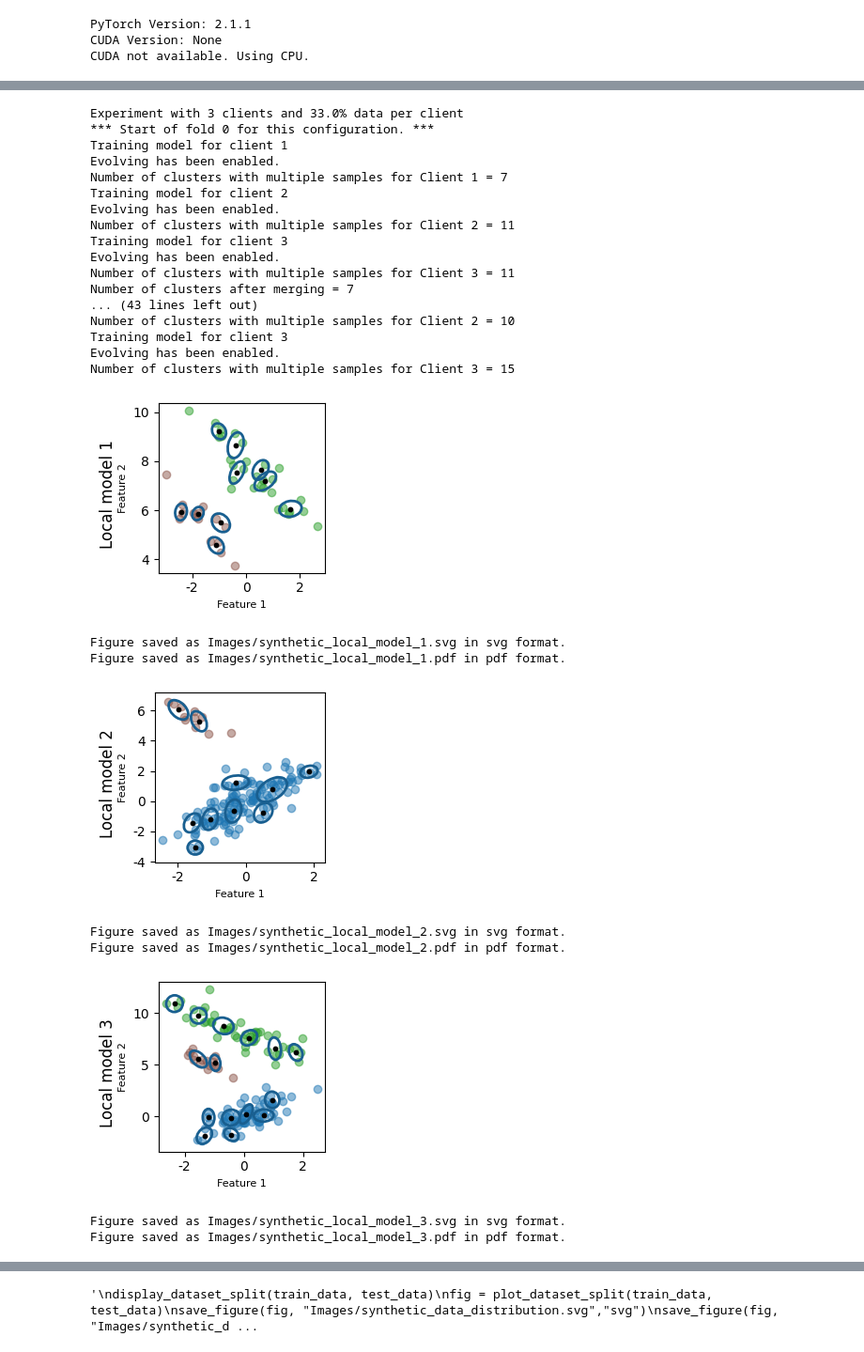
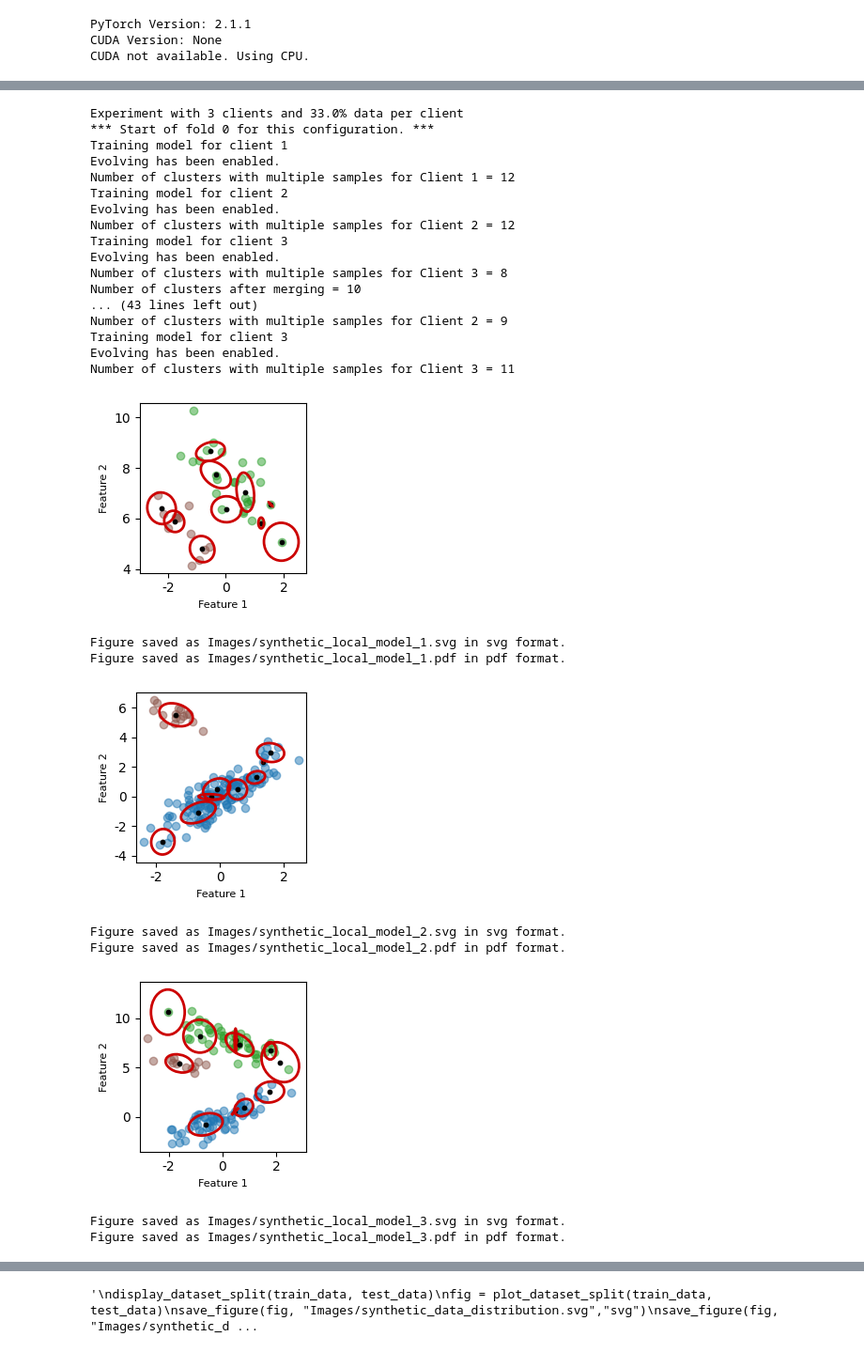
Before and after one commit to mihaozbot/eGAUSSp_Python, a Jupyter notebook: synthetic_experiment.ipynb, the cells around one changed output, grey strips where cells are left out. Shown at 94% size. Saved outputs shown, nothing was run; the diff lists cells and outputs as text; code cells hidden in the pictures.

```diff
--- a/synthetic_experiment.ipynb
+++ b/synthetic_experiment.ipynb
@@ -28,21 +28,21 @@ print("CUDA not available. Using CPU.")
 local_model_params = {
     "feature_dim": 2,
     "num_classes": 3,
-    "kappa_n": 1,
+    "kappa_n": 2,
     "num_sigma": 2,
-    "kappa_join": 1,
-    "S_0": 1e-8,
-    "c_max": 8,
+    "kappa_join": 0.6, #to show the effects of the federated learning, this has to be large
+    "S_0": 1e-4,
+    "c_max": 3,
     "device": device
 }
 federated_model_params = {
     "feature_dim": 2,
     "num_classes": 3,
-    "kappa_n": 1,
+    "kappa_n": 2,
     "num_sigma": 2,
-    "kappa_join": 2,
-    "S_0": 1e-8,
-    "c_max": 8,
+    "kappa_join": 1.5,
+    "S_0": 1e-4,
+    "c_max": 3,
     "device": device
 }
 # %% [output]
@@ -79,7 +81,6 @@ indices = np.random.permutation(z.shape[1])
 data = z[:, indices].transpose()
 labels = labels[indices]
 # %%
-
 X = data
 y = labels
 num_splits = 5
@@ -90,7 +91,8 @@ data_percentage_options = [0.1, 0.2, 0.33, 1]  # Percentage of data for each cli
 
 # Define the specific configurations of interest
 specific_configurations = [
-    (1, 1), (3, 0.10), (5, 0.10), (10, 0.10),  # 10% data for 3, 5, and 10 clients
+    (1, 1),
+    (3, 0.10), (5, 0.10), (10, 0.10),  # 10% data for 3, 5, and 10 clients
     (3, 0.20), (3, 0.33)              # 20% and 33% data for 3 clients
 ]
 
@@ -125,8 +127,13 @@ for num_clients in num_clients_options:
                     X, y, train_index, test_index, num_clients, data_percentage)
 
                 #Create the models
-                local_models = [eGAUSSp(**local_model_params) for _ in range(num_clients)]
+                if num_clients == 1:
+                    local_models = [eGAUSSp(**federated_model_params)]
+                else:
+                    local_models = [eGAUSSp(**local_model_params) for _ in range(num_clients)]
+
                 federated_model = eGAUSSp(**federated_model_params)
+
                 #federated_model.toggle_debugging(True)
 
                 #Train the models
@@ -221,6 +228,6 @@ Number of clusters after merging = 6
 Evolving has been disabled.
 # %%
-
+# Non IID experiment
 # Define the specific configurations of interest
 specific_configurations = [
     (3, 0.33), (5, 0.20), (10, 0.10),  # 10% data for 3, 5, and 10 clients
@@ -291,7 +298,7 @@ for num_clients in num_clients_options:
                     if num_clients == 3 and  data_percentage == 0.33 and i_fold == (num_splits-1):
 
                         #Plot the local models
-                        fig = plot_first_feature_horizontal(train_data[client_idx], model=client_model, num_sigma=2, N_max=1, title=f"Local model {client_idx+1}", format="%d")
+                        fig = plot_first_feature_horizontal(train_data[client_idx], model=client_model, num_sigma=2, N_max=1, title="", format="%d")  #f"Local model {client_idx+1}"
                         save_figure(fig, f"Images/synthetic_local_model_{client_idx+1}.svg", "svg")
                         save_figure(fig, f"Images/synthetic_local_model_{client_idx+1}.pdf","pdf")
 
@@ -318,48 +325,48 @@ for num_clients in num_clients_options:
                 #num_params = federated_model.c*(federated_model.feature_dim**2 + federated_model.feature_dim +1)
                 #bic = compute_bic(cluster_assignment.detach().numpy(), num_params)
                 all_federated_metrics.append(federated_metrics)
                 #all_federated_bic.append(bic)
 
                 if num_clients == 3 and  data_percentage == 0.33 and i_fold == (num_splits-1):
-                    fig = plot_first_feature_horizontal(all_data, model=federated_model, num_sigma=2, N_max=0, title="", format="%d")
+                    fig = plot_first_feature_horizontal(all_data, model=federated_model, num_sigma=2, N_max=0, title="", legend = True, format="%d", data_name = "Process")
                     save_figure(fig, "Images/synthetic_federated.svg","svg")
                     save_figure(fig, "Images/synthetic_federated.pdf","pdf")
 
             # After completing the folds, store the results for this configuration
             config_result = {
                 "num_clients": num_clients,
                 "data_percentage": data_percentage,
                 "client_clusters": all_client_clusters,
                 "aggregated_clusters": all_agregated_clusters,
                 "federated_metrics": all_federated_metrics,
                 "federated_clusters": all_federated_clusters,
                 "num_of_samples": samples_per_class_per_client
             }
             experiment_non_iid_results.append(config_result)
 # %% [output]
 Experiment with 3 clients and 33.0% data per client
 *** Start of fold 0 for this configuration. ***
 Training model for client 1
 Evolving has been enabled.
-Number of clusters with multiple samples for Client 1 = 7
+Number of clusters with multiple samples for Client 1 = 12
 Training model for client 2
 Evolving has been enabled.
-Number of clusters with multiple samples for Client 2 = 11
+Number of clusters with multiple samples for Client 2 = 12
+Training model for client 3
+Evolving has been enabled.
+Number of clusters with multiple samples for Client 3 = 8
+Number of clusters after merging = 10
+... (43 lines left out)
+Number of clusters with multiple samples for Client 2 = 9
 Training model for client 3
 Evolving has been enabled.
 Number of clusters with multiple samples for Client 3 = 11
-Number of clusters after merging = 7
-... (43 lines left out)
-Number of clusters with multiple samples for Client 2 = 10
-Training model for client 3
-Evolving has been enabled.
-Number of clusters with multiple samples for Client 3 = 15
-[figure, old version]
+[figure, new version]
 Figure saved as Images/synthetic_local_model_1.svg in svg format.
 Figure saved as Images/synthetic_local_model_1.pdf in pdf format.
-[figure, old version]
+[figure, new version]
 Figure saved as Images/synthetic_local_model_2.svg in svg format.
 Figure saved as Images/synthetic_local_model_2.pdf in pdf format.
-[figure, old version]
+[figure, new version]
 Figure saved as Images/synthetic_local_model_3.svg in svg format.
 Figure saved as Images/synthetic_local_model_3.pdf in pdf format.
```
Also changed, not shown: parts of 5 cells of this notebook, 12 other files.
